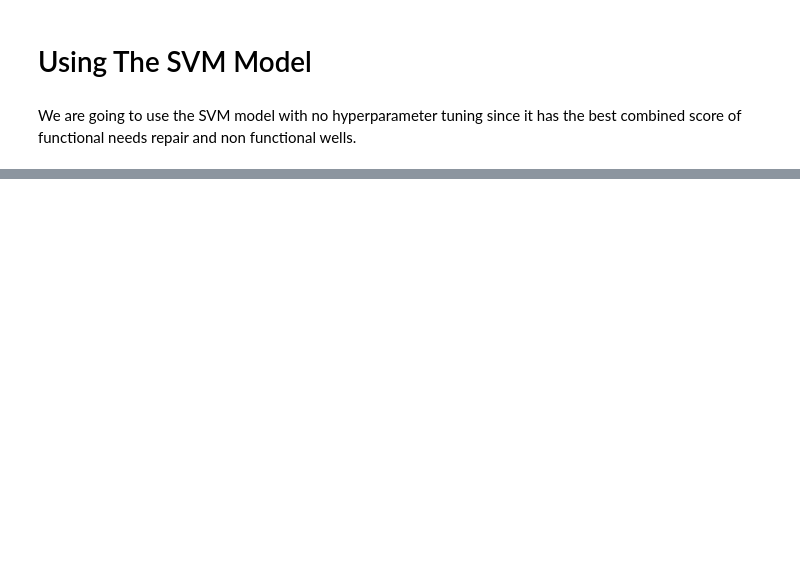
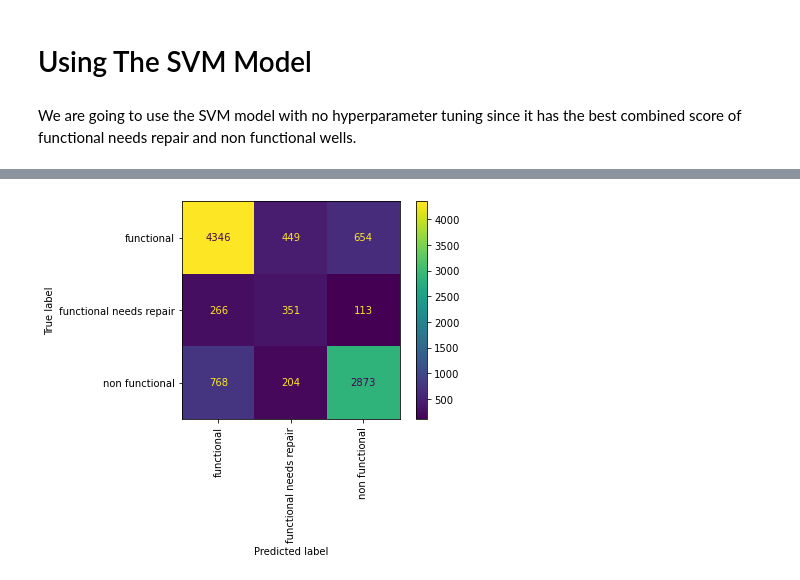
Before and after one commit to fivearm/Phase_3_Project, a Jupyter notebook: svm_rfc.ipynb, the cells around one changed output, grey strips where cells are left out. Drawn from its saved outputs; the diff is of its cells as text; code cells hidden in the pictures; blank space fills up the shorter version.

```diff
--- a/svm_rfc.ipynb
+++ b/svm_rfc.ipynb
@@ -62,0 +103,13 @@ TypeError: '<' not supported between instances of 'str' and 'int'
+# %%
+model_pipe_4 = imbPipeline(steps=[
+    ('trans', transformer),
+    ('smote', SMOTE(random_state=42)),
+    ('rfc', RandomForestClassifier(verbose=1, n_jobs=-2,
+                                   criterion = 'entropy',
+                                   max_depth = 80,
+                                   min_samples_leaf = 2,
+                                   min_samples_split = 2,
+                                   n_estimators = 250,
+                                   class_weight='balanced'))])
+# %%
+model_pipe_4.fit(X_train, y_train)
@@ -62,0 +154,3 @@ TypeError: '<' not supported between instances of 'str' and 'int'
+# %%
+plot_confusion_matrix(model_pipe_4, X_test, y_test, xticks_rotation='vertical');
+# %% [output]
@@ -62,0 +161 @@ TypeError: '<' not supported between instances of 'str' and 'int'
+[figure, added]
```
Also changed, not shown: parts of 14 cells of this notebook, 4 other files.
